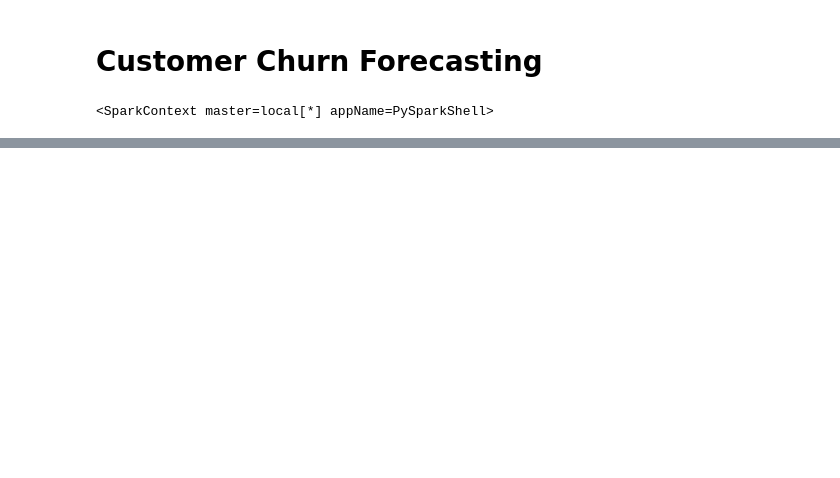
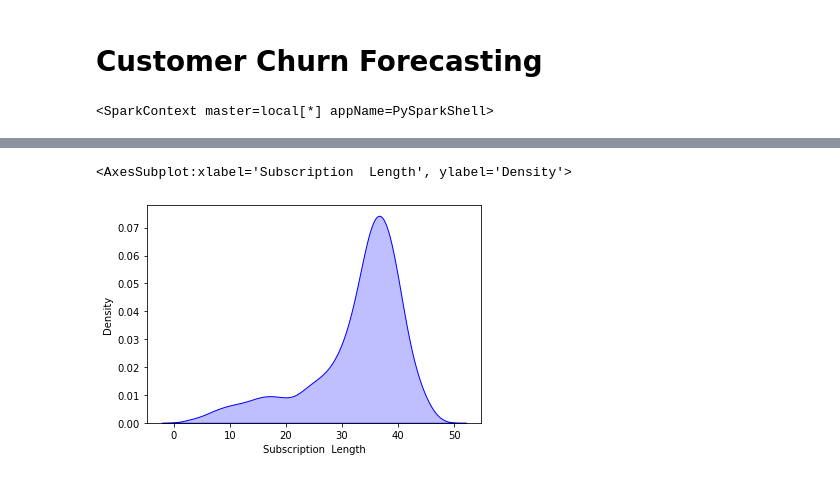
Before and after one commit to DorinBuzilov/2024_MSc_of_DataAnalytics_CA1, a Jupyter notebook: 2024_MSc_of_DataAnalytics_DorinBuzilov_sba20274.ipynb, the cells around one changed output, grey strips where cells are left out. Saved outputs shown, nothing was run; the diff lists cells and outputs as text; code cells hidden in the pictures; blank space fills up the shorter version.

```diff
--- a/2024_MSc_of_DataAnalytics_DorinBuzilov_sba20274.ipynb
+++ b/2024_MSc_of_DataAnalytics_DorinBuzilov_sba20274.ipynb
@@ -28,0 +203,5 @@ data
+# %%
+sns.kdeplot(data=df, x='Subscription  Length', color='b', shade=True)
+# %% [output]
+<AxesSubplot:xlabel='Subscription  Length', ylabel='Density'>
+[figure, added]
```
Also changed, not shown: parts of 125 cells of this notebook.
